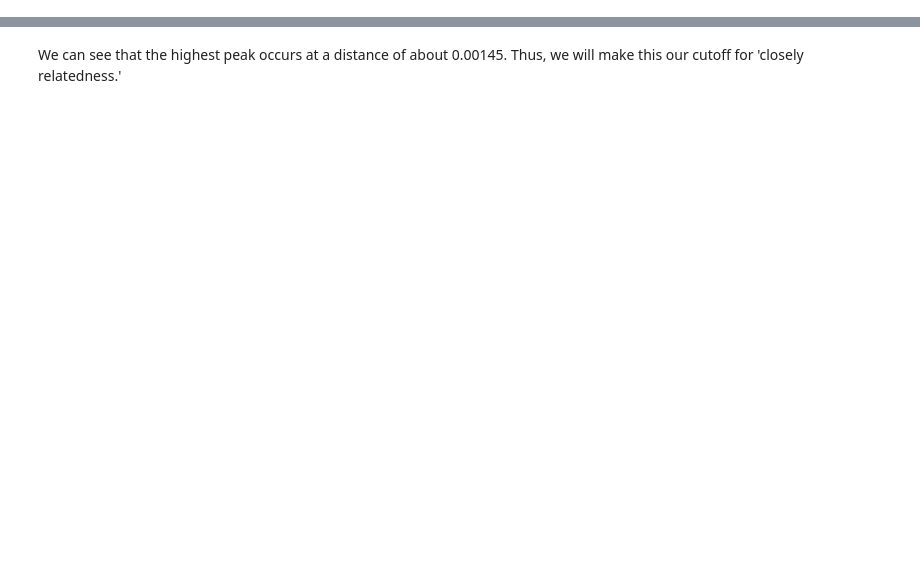
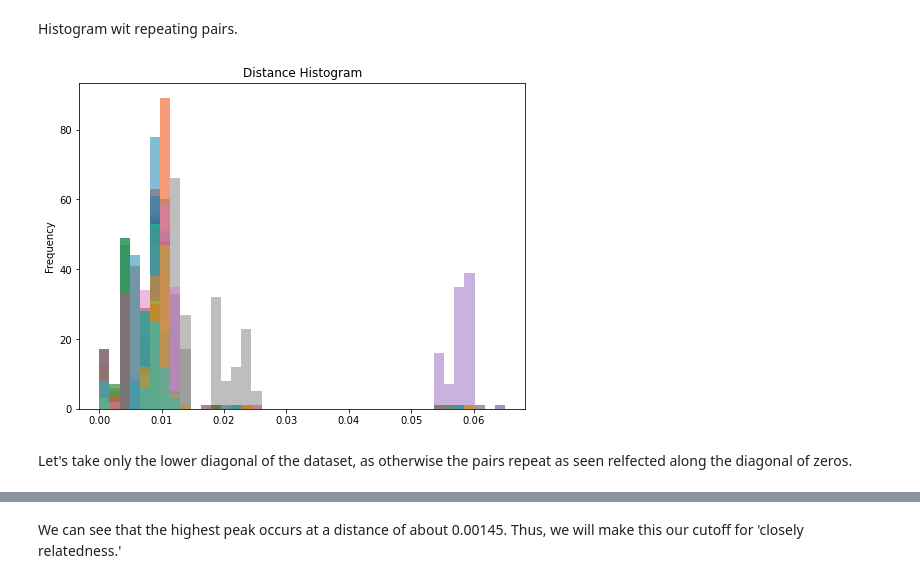
Before and after one commit to 18ganesha/staph, a Jupyter notebook: Notebooks/02_distance_histogram.ipynb, the cells around one changed output, grey strips where cells are left out. Saved outputs shown, nothing was run; the diff lists cells and outputs as text; code cells hidden in the pictures; blank space fills up the shorter version.

Commit message:
Recreated distance histograms with pandas function, removed old hists

```diff
--- a/Notebooks/02_distance_histogram.ipynb
+++ b/Notebooks/02_distance_histogram.ipynb
@@ -7,5 +8,14 @@ from matplotlib.pyplot import figure
 df_dist = pd.read_csv(r"C:\Users\jojoa\GitHub\staph\data\dist_matrix.csv")
 # %%
 df_dist = df_dist.iloc[: , 1:]
+# %% [markdown]
+Histogram wit repeating pairs.
+# %%
+ax=df_dist.plot.hist(bins=40, alpha=0.5, figsize=(8, 6), xlabel='Core Distance',ylabel='Frequency',
+                     title='Distance Histogram',legend=False)
+# %% [output]
+[figure, added]
+# %% [markdown]
+Let's take only the lower diagonal of the dataset, as otherwise the pairs repeat as seen relfected along the diagonal of zeros.
 # %%
 tril=np.tril(df_dist)
```
Also changed, not shown: parts of 14 cells of this notebook, 5 other files.
